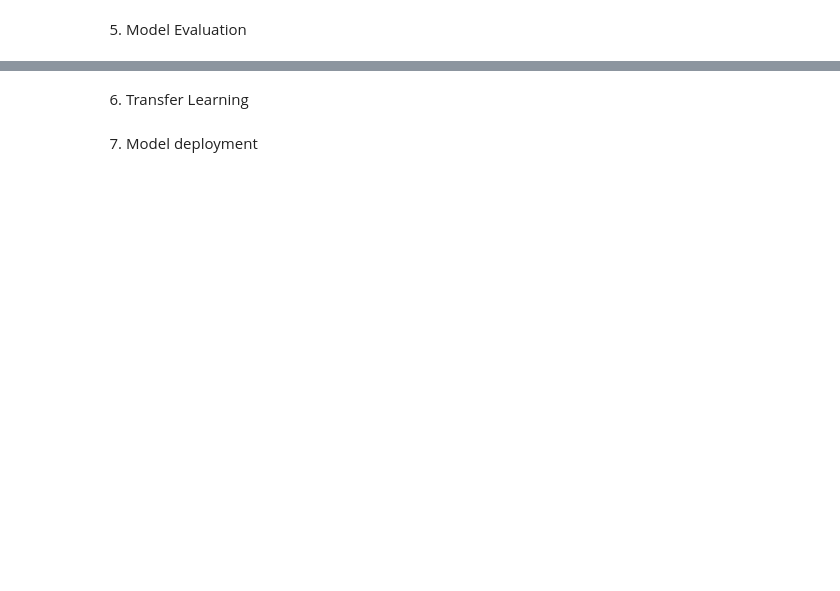
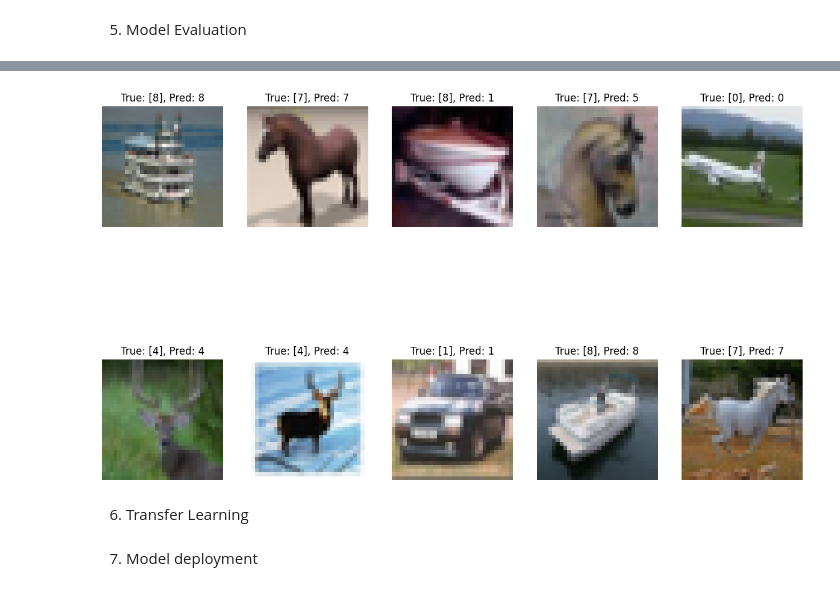
Before and after one commit to SvenDjokic/image-classification-project, a Jupyter notebook: WIP.ipynb, the cells around one changed output, grey strips where cells are left out. Cells and saved outputs as stored; diff of their text form; code cells hidden in the pictures; blank space fills up the shorter version.

```diff
--- a/WIP.ipynb
+++ b/WIP.ipynb
@@ -101,13 +98,3 @@ model_simple.add(Dense(100, activation='relu', kernel_initializer='he_uniform'))
 model_simple.add(Dense(10, activation='softmax'))
 # %% [markdown]
 4. Model Training
-# %%
-'''
-batch_size = 512
-epochs = 50
-
-model_simple.compile(loss="categorical_crossentropy", optimizer="adam", metrics=["accuracy"])
-
-model_simple.fit(augmented_images, y_train, batch_size=batch_size, epochs=epochs, validation_split=0.1)
-
-'''
@@ -120,3 +215,23 @@ model_simple.fit(augmented_images, y_train, batch_size=batch_size, epochs=epochs
+# %%
+# Get true labels (from y_test, which should not be one-hot encoded)
+# y_true = np.argmax(y_test, axis=1)
+
+# Identify misclassified images
+misclassified_indices = np.where(y_pred_classes != y_test)[0]
+
+# Randomly sample 10 misclassified indices
+sample_misclassified_indices = np.random.choice(misclassified_indices, 10, replace=False)
+
+# Plot the misclassified images with their predicted and actual labels
+plt.figure(figsize=(15, 10))
+for i, idx in enumerate(sample_misclassified_indices):
+    plt.subplot(2, 5, i+1)
+    plt.imshow(x_test[idx])
+    plt.title(f"True: {y_test[idx]}, Pred: {y_pred_classes[idx]}")
+    plt.axis('off')
+plt.show()
+# %% [output]
+[figure, added]
 # %% [markdown]
 6. Transfer Learning
 # %% [markdown]
```
Also changed, not shown: parts of 19 cells of this notebook.
